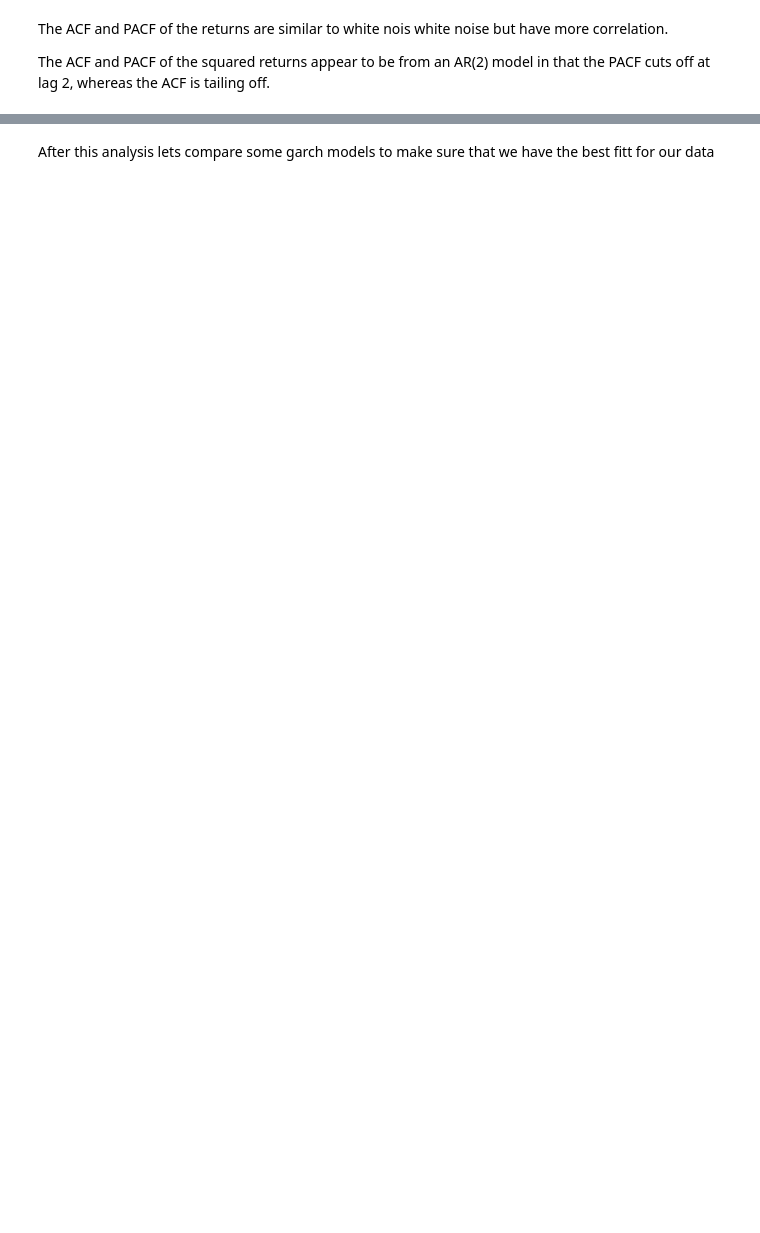
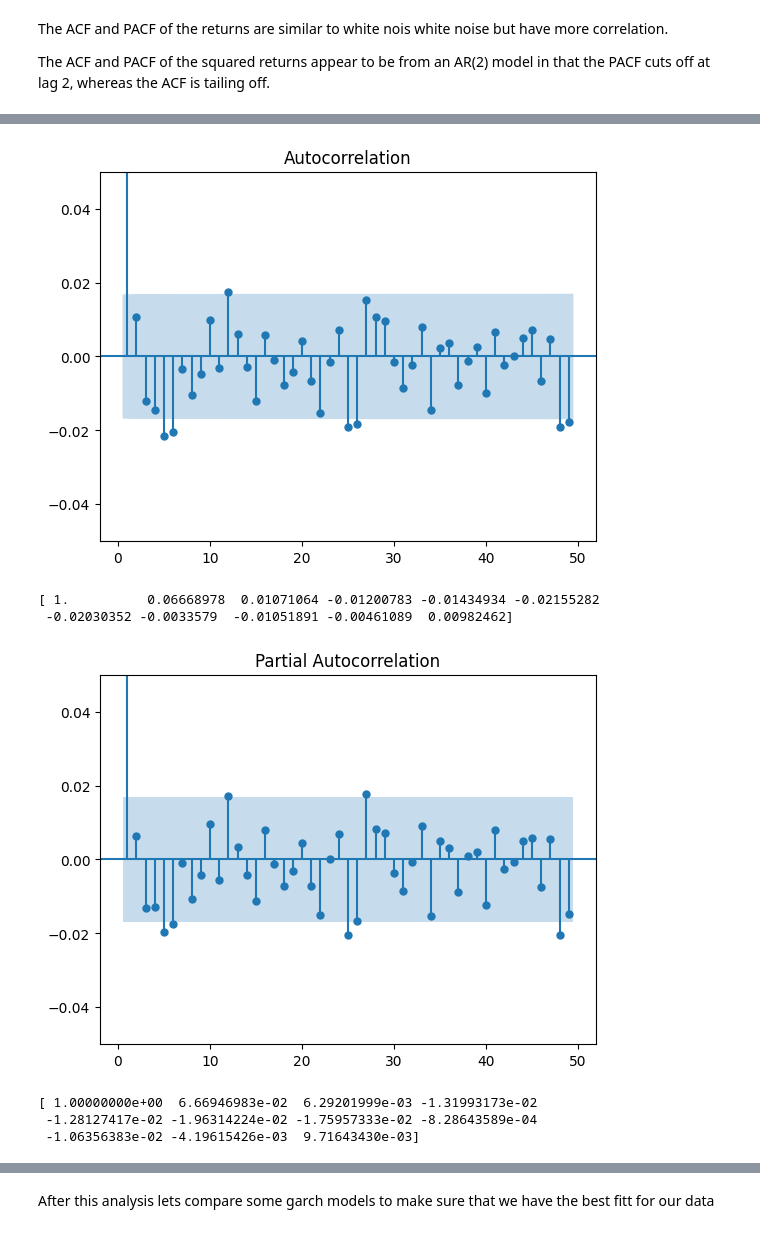
Before and after one commit to TheNoobGoda/time_series_project, a Jupyter notebook: yahoo_stock.ipynb, the cells around one changed output, grey strips where cells are left out. Cells and saved outputs as stored; diff of their text form; code cells hidden in the pictures; blank space fills up the shorter version.

```diff
--- a/yahoo_stock.ipynb
+++ b/yahoo_stock.ipynb
@@ -473,2 +492,24 @@ print(pacf)
+# %%
+model_ar_garch = arch_model(results.resid,vol='GARCH',p=1,q=1)
+result_ar_garch = model_ar_garch.fit(disp='off')
+
+acf= sm.tsa.acf(result_ar_garch.std_resid,nlags=10)
+tsaplots.plot_acf(result_ar_garch.std_resid, lags=range(1,50))
+plt.ylim(-0.05,0.05)
+plt.show()
+print(acf)
+pacf= sm.tsa.pacf(result_ar_garch.std_resid,nlags=10)
+tsaplots.plot_pacf(result_ar_garch.std_resid,lags=range(1,50))
+plt.ylim(-0.05,0.05)
+plt.show()
+print(pacf)
+# %% [output]
+[figure, added]
+[ 1.          0.06668978  0.01071064 -0.01200783 -0.01434934 -0.02155282
+ -0.02030352 -0.0033579  -0.01051891 -0.00461089  0.00982462]
+[figure, added]
+[ 1.00000000e+00  6.66946983e-02  6.29201999e-03 -1.31993173e-02
+ -1.28127417e-02 -1.96314224e-02 -1.75957333e-02 -8.28643589e-04
+ -1.06356383e-02 -4.19615426e-03  9.71643430e-03]
 # %%
 model_arch = arch_model(returns,vol="ARCH",p=1)
```
Also changed, not shown: parts of 23 cells of this notebook, 1 other file.
